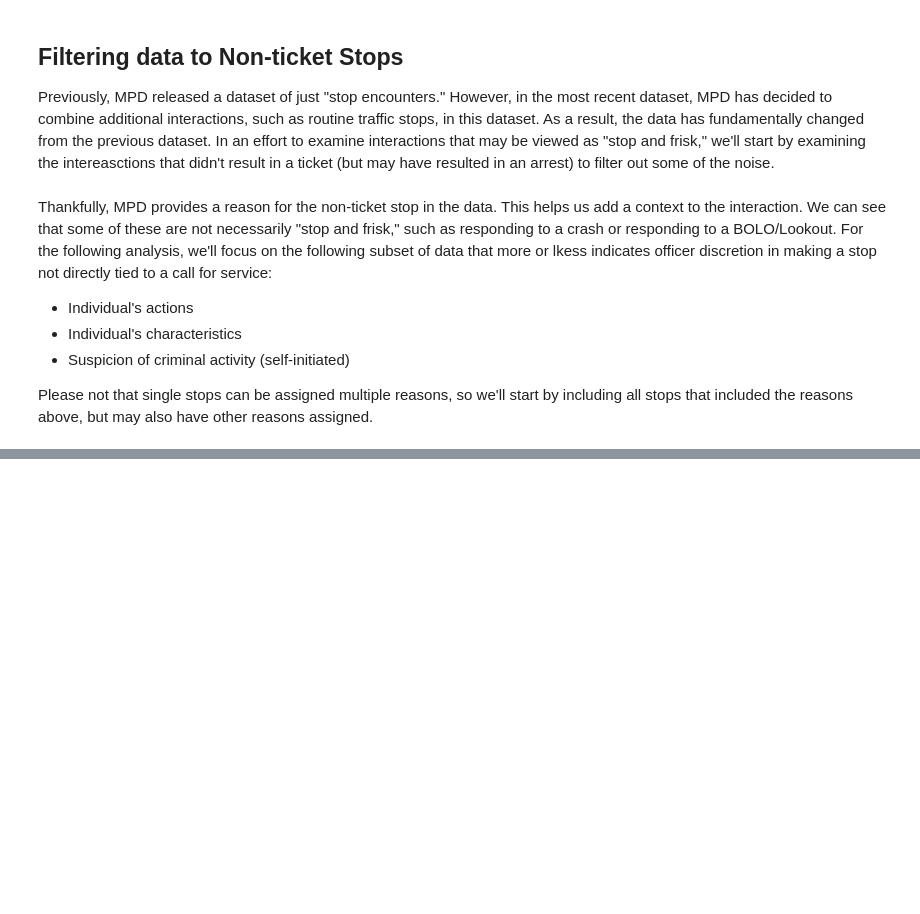
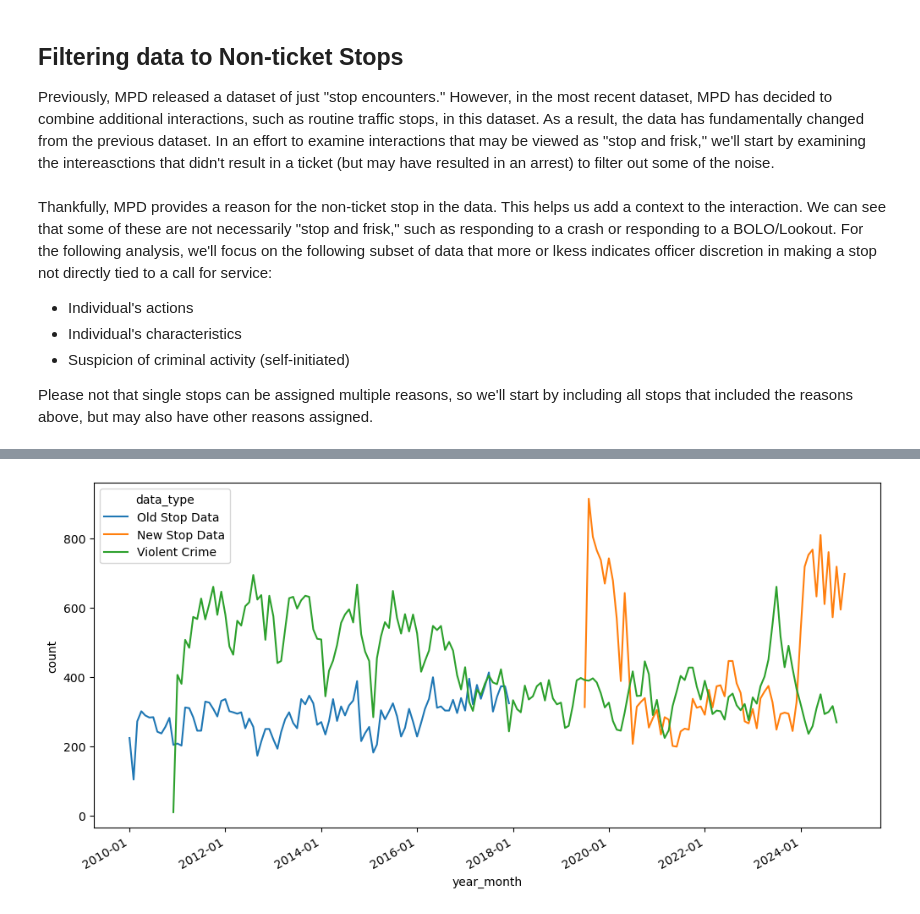
Before and after one commit to GWarrenn/dc_data, a Jupyter notebook: 03_stop_frisk/scripts/revisting.ipynb, the cells around one changed output, grey strips where cells are left out. Drawn from its saved outputs; the diff is of its cells as text; code cells hidden in the pictures; blank space fills up the shorter version.

```diff
--- a/03_stop_frisk/scripts/revisting.ipynb
+++ b/03_stop_frisk/scripts/revisting.ipynb
@@ -76,7 +85,16 @@ Truancy | 0.71 | 1329
 non_ticket_vis = non_ticket_df[(non_ticket_df['STOP_REASON_NONTICKET'].str.contains("Individual's",na=False)) |
                                (non_ticket_df['STOP_REASON_NONTICKET'] == "Suspicion of criminal activity (self-initiated)")]
 
-summary_df = non_ticket_vis.groupby(['ETHNICITY'])['PERSON_SEARCH_PAT_DOWN'].value_counts(normalize=True).reset_index()
+## potential filter: removing all stops that have a stop based on individual's characteristics AND other reasons, like traffic violations
 
-summary_df[summary_df['ETHNICITY'].isin(['White','Black','Hispanic/Latino'])]
+for item in ["Individual's actions","Individual's characteristics","Suspicion of criminal activity (self-initiated)"]:
+    all_reasons.remove(item)
+
+for item in all_reasons:
+    non_ticket_vis = non_ticket_vis[~non_ticket_vis['STOP_REASON_NONTICKET'].str.contains(item)]
+
+non_ticket_vis = non_ticket_vis[~non_ticket_vis['STOP_REASON_NONTICKET'].str.contains('Call for service')]
+non_ticket_vis = non_ticket_vis[~non_ticket_vis['STOP_REASON_NONTICKET'].str.contains('BOLO')]
+
+non_ticket_vis['STOP_REASON_NONTICKET'].value_counts()
 # %% [output]
@@ -174,0 +154,50 @@ Name: proportion, dtype: float64
+# %%
+## loading crime data into the plot from context
+
+crime_df = pd.DataFrame()
+
+for file in os.listdir("../../data/crime/crime_incidents_2007_2024"):
+    if file not in ['__MACOSX','2007_2008_crime_data.txt','2009_2010_crime_data.txt']:
+        df = pd.read_csv("../../data/crime/crime_incidents_2007_2024/{}".format(file))
+
+        date_formats =["%m/%d/%Y %H:%M:%S %p","%Y-%m-%dT%H:%M:%S","%Y/%m/%d %H:%M:%S","%Y-%m-%dT%H:%M:%S.000Z","%Y/%m/%d %H:%M:%S+00"]
+        date_error = True
+
+        for date in date_formats:
+            try:
+                df.loc[:,'year_month'] = pd.to_datetime(df['REPORT_DAT'],format=date).dt.strftime("%Y-%m")
+                date_error = False
+
+            except Exception as e:
+                date_error = True
+
+        crime_df = pd.concat([crime_df,df])
+
+crime_df.loc[crime_df['OFFENSE'].isin(['HOMICIDE','SEX ABUSE','ASSAULT W/DANGEROUS WEAPON','ROBBERY']),'violent_crime'] = 1
+
+crime_df_agg = crime_df.groupby('year_month')['violent_crime'].sum().reset_index().rename(columns={'violent_crime': 'count'})
+crime_df_agg['data_type'] = 'Violent Crime'
+
+new_data_counts = pd.to_datetime(non_ticket_vis['DATETIME']).dt.strftime("%Y-%m").value_counts().reset_index().rename(columns={'DATETIME': 'year_month'})
+new_data_counts['data_type'] = 'New Stop Data'
+
+old_data_counts = pd.to_datetime(historic_stops['REPORT_TAKEN_DATE_EST']).dt.strftime("%Y-%m").value_counts().reset_index().rename(columns={'REPORT_TAKEN_DATE_EST': 'year_month'})
+old_data_counts['data_type'] = 'Old Stop Data'
+
+old_data_counts = old_data_counts[pd.to_datetime(old_data_counts['year_month'],format='%Y-%m') < pd.to_datetime('2018-01-01')]
+
+data_counts = pd.concat([old_data_counts,new_data_counts,crime_df_agg])
+
+data_counts['year_month'] = pd.to_datetime(data_counts['year_month'])
+
+## plotting trends
+
+fig, ax = plt.subplots(figsize=(12, 6))
+sns.lineplot(data_counts,x='year_month',y='count',hue='data_type',ax=ax)
+
+date_form = mdates.DateFormatter('%Y-%m')
+ax.xaxis.set_major_formatter(date_form)
+fig.autofmt_xdate()
+plt.show()
+# %% [output]
+[figure, added]
```
Also changed, not shown: parts of 9 cells of this notebook.
